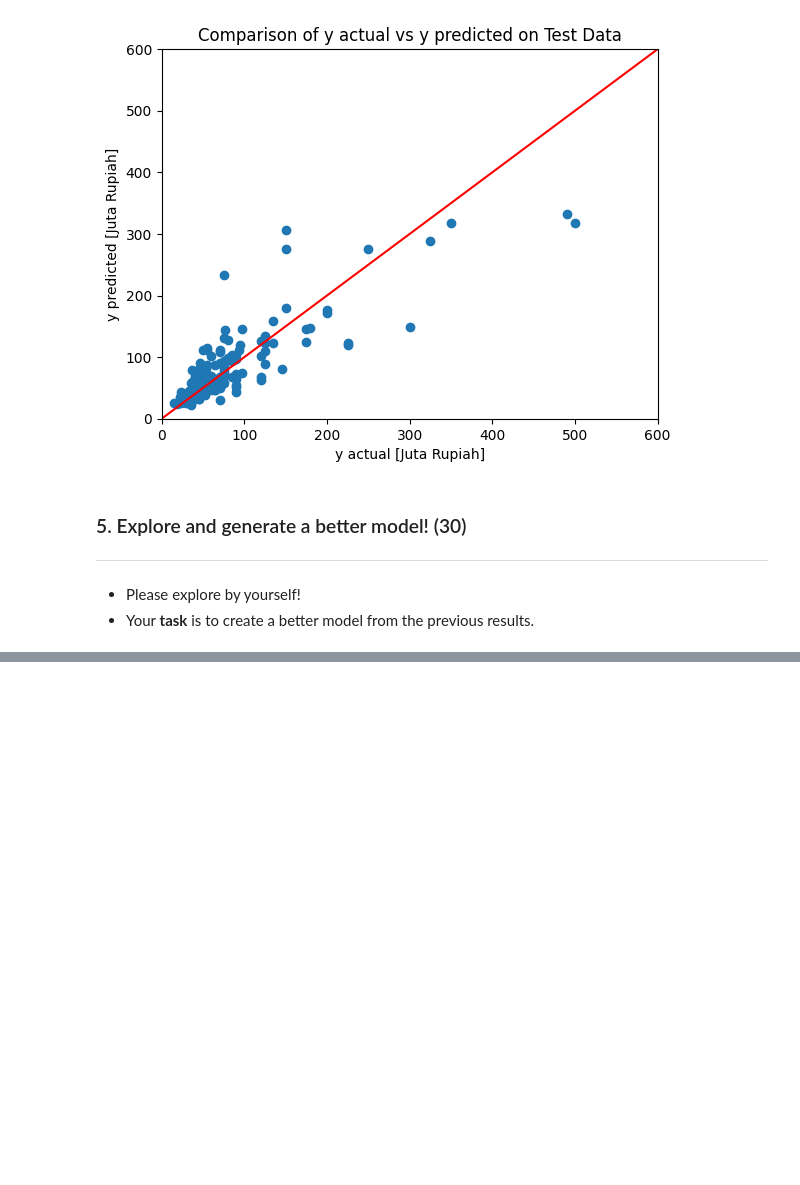
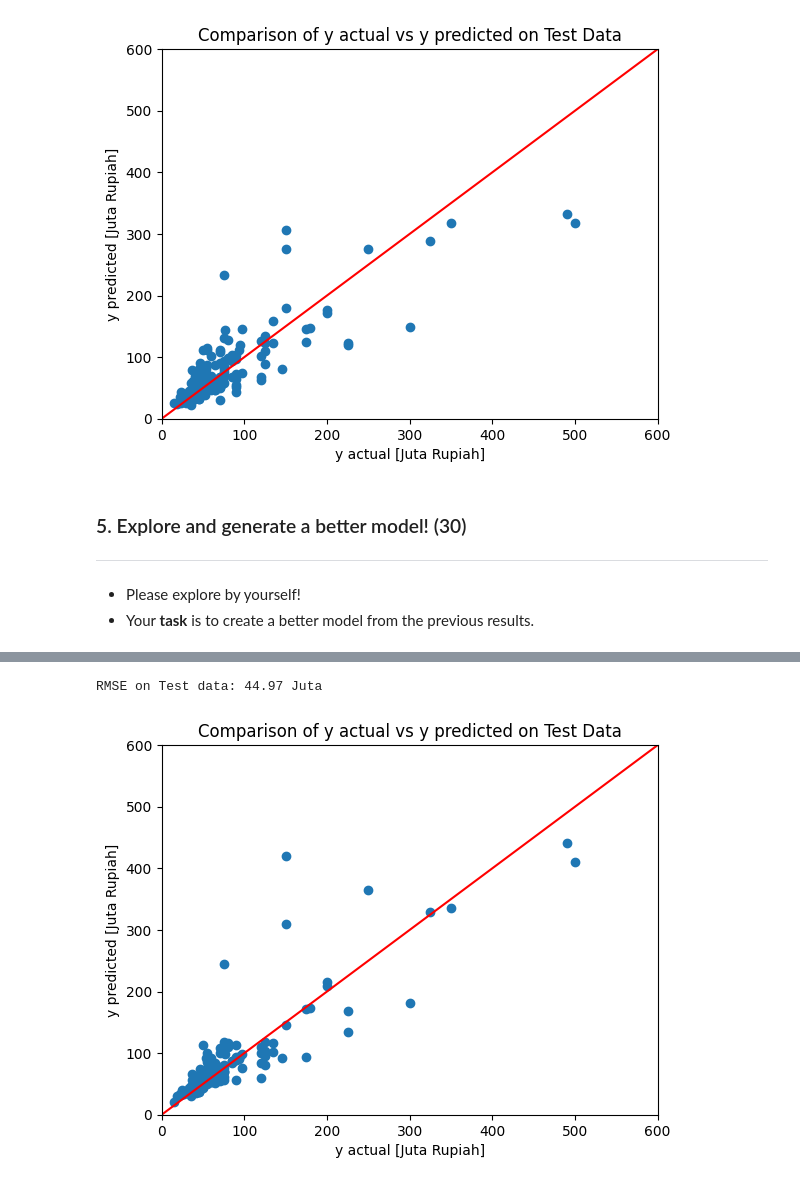
Before and after one commit to Cakurniawan/pacmann-intro-ml, a Jupyter notebook: mentoring-2/Mentoring_02_Candra_Kurniawan_Introduction_to_Machine_Learning_Sekolah_Data.ipynb, the cells around one changed output, grey strips where cells are left out. Saved outputs shown, nothing was run; the diff lists cells and outputs as text; code cells hidden in the pictures; blank space fills up the shorter version.

```diff
--- a/mentoring-2/Mentoring_02_Candra_Kurniawan_Introduction_to_Machine_Learning_Sekolah_Data.ipynb
+++ b/mentoring-2/Mentoring_02_Candra_Kurniawan_Introduction_to_Machine_Learning_Sekolah_Data.ipynb
@@ -1693,0 +1882,22 @@ plt.show()
+# %%
+# Predict (JUST RUN THE CODE)
+y_test_pred_new = reg_best_new.predict(X_test_clean)
+# %%
+# Run by candra
+
+# Final generalization
+test_error_new = rmse(y_test, y_test_pred_new)
+print(f'RMSE on Test data: {test_error_new/10**6:.2f} Juta')
+# %% [output]
+RMSE on Test data: 44.97 Juta
+# %%
+# Visualize & compare the prediction (JUST RUN THE CODE)
+plt.scatter(y_test/1e6, y_test_pred_new/1e6)
+
+plt.plot([0, 600], [0, 600], c='red')
+plt.xlim(0, 600); plt.ylim(0, 600)
+plt.xlabel('y actual [Juta Rupiah]'); plt.ylabel('y predicted [Juta Rupiah]')
+plt.title('Comparison of y actual vs y predicted on Test Data')
+plt.show()
+# %% [output]
+[figure, added]
```
Also changed, not shown: parts of 28 cells of this notebook.
